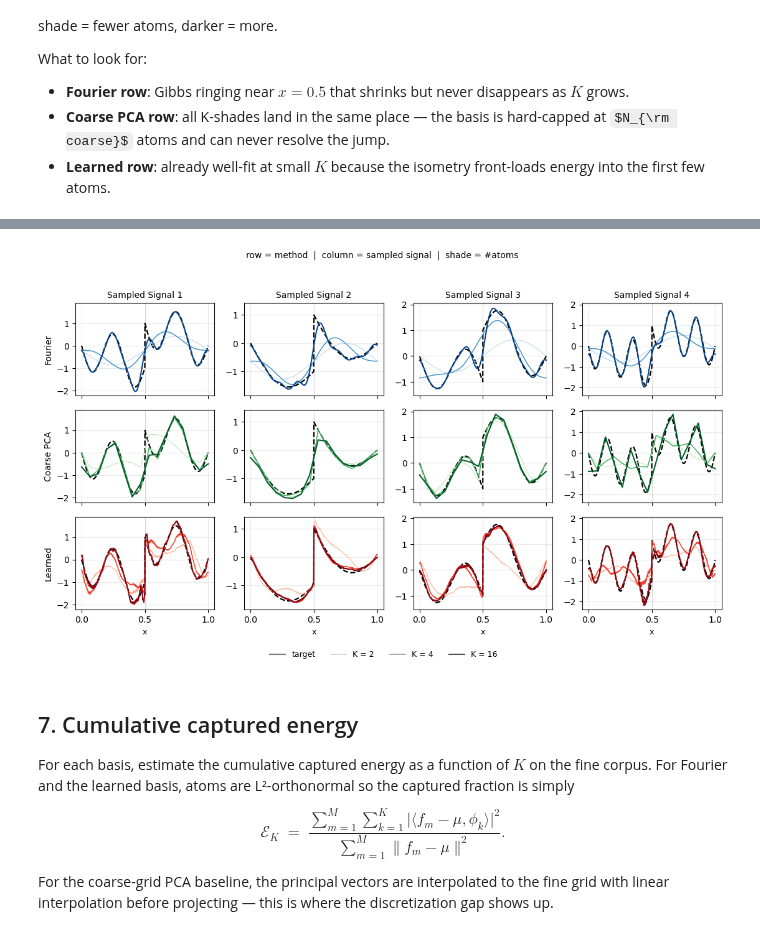
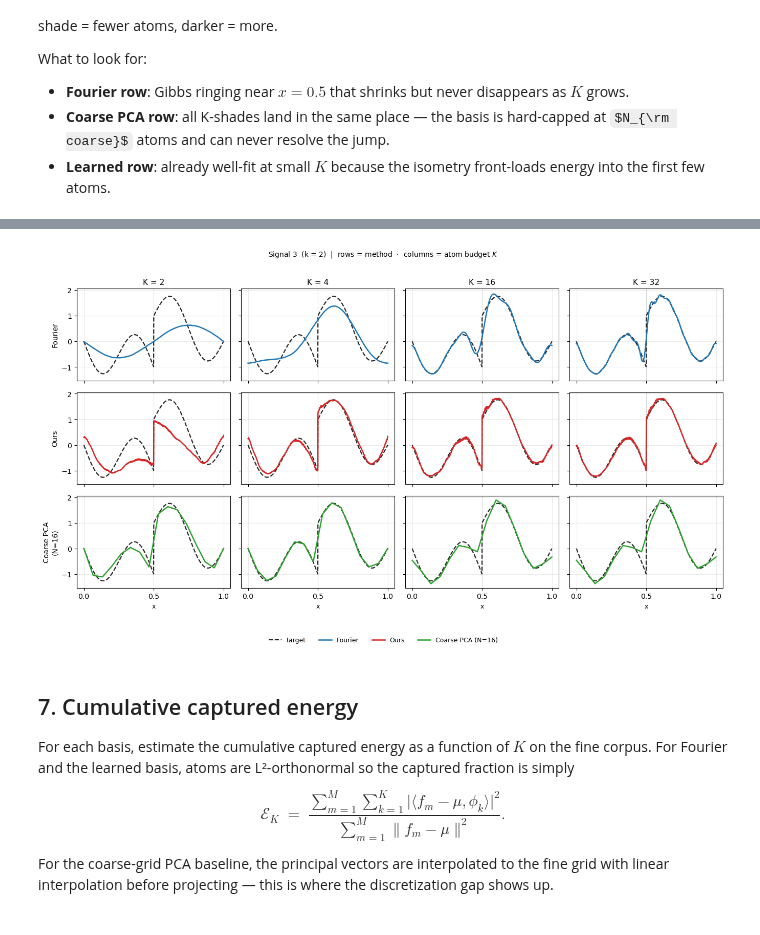
Before and after one commit to HamidrezaKmK/Learning-ONBs, a Jupyter notebook: notebooks/fpca_1d.ipynb, the cells around one changed output, grey strips where cells are left out. Saved outputs shown, nothing was run; the diff lists cells and outputs as text; code cells hidden in the pictures; some formulas as TeX source.

```diff
--- a/notebooks/fpca_1d.ipynb
+++ b/notebooks/fpca_1d.ipynb
@@ -340,15 +340,11 @@ What to look for:
 from matplotlib.lines import Line2D
 
 # ─── knobs ──────────────────────────────────────────────────────────────────
-K_LIST_RECON = [2, 4, 16] #, 64]     # atom budgets overlaid per panel (light → dark)
-N_RECON_SHOW = 4                     # columns: distinct-k signals
+K_LIST_RECON = [2, 4, 16, 32]
+N_RECON_SHOW = 4      # still build 4 signals; SIG_IDX below picks which one to show
 SEED_BASE    = 5000
+SIG_IDX      = 2      # 0-indexed — "Sampled Signal 3"
 # ────────────────────────────────────────────────────────────────────────────
-
-METHODS = ['Fourier', 'Coarse PCA', 'Learned']
-METHOD_CMAPS = {'Fourier': plt.cm.Blues, 'Coarse PCA': plt.cm.Greens, 'Learned': plt.cm.Reds}
-CMAP_LEVELS  = np.linspace(0.30, 0.92, len(K_LIST_RECON))
-LW_K         = np.linspace(0.7, 1.5, len(K_LIST_RECON))
 
 # ── Sample N_RECON_SHOW distinct-k signals ──────────────────────────────────
 chosen_seeds, chosen_ks = [], []
@@ -359,6 +355,7 @@ while len(chosen_seeds) < N_RECON_SHOW:
         chosen_seeds.append(seed); chosen_ks.append(k)
     seed += 1
 print(f'selected seeds = {chosen_seeds}  |  k values = {chosen_ks}')
+print(f'showing signal index {SIG_IDX}  (k = {chosen_ks[SIG_IDX]},  seed = {chosen_seeds[SIG_IDX]})')
 
 N_RECON   = x_fine.shape[0]
 x_recon   = x_fine.to(device)
@@ -398,9 +395,11 @@ def reconstruct(atoms, mean, target):
     f_c = target - mean
     return mean + (atoms @ f_c) / N_RECON @ atoms
 
+METHODS_ALL = ['Fourier', 'Coarse PCA', 'Learned']
+
 # ── Precompute all (method, K, signal) reconstructions ──────────────────────
 with torch.no_grad():
-    recons = {m: {} for m in METHODS}
+    recons = {m: {} for m in METHODS_ALL}
     for K in K_LIST_RECON:
         aF = atoms_F_max   [:min(K, atoms_F_max.shape[0])]
         aL = atoms_L_max   [:min(K, atoms_L_max.shape[0])]
@@ -411,43 +410,50 @@ with torch.no_grad():
             recons['Learned']   [(K, c)] = reconstruct(aL, mu_tr,  f).cpu().numpy()
             recons['Coarse PCA'][(K, c)] = reconstruct(aP, mu_pca, f).cpu().numpy()
 
-# ── Plot grid ────────────────────────────────────────────────────────────────
-n_rows, n_cols = len(METHODS), N_RECON_SHOW
-fig, axes = plt.subplots(n_rows, n_cols,
-                         figsize=(2.8 * n_cols, 2.2 * n_rows),
-                         sharex=True, sharey='col', squeeze=False)
+# ── Plot: rows = methods, columns = K values, one fixed signal ───────────────
+# Row order and display labels
+ROWS = [
+    ('Fourier',    'C0', 'Fourier'),
+    ('Learned',    'C3', 'Ours'),
+    ('Coarse PCA', 'C2', f'Coarse PCA\n(N={N_COARSE})'),
+]
 
-for r, method in enumerate(METHODS):
-    cmap = METHOD_CMAPS[method]
-    for c in range(n_cols):
+fig, axes = plt.subplots(len(ROWS), len(K_LIST_RECON),
+                         figsize=(3.4 * len(K_LIST_RECON), 2.6 * len(ROWS)),
+                         sharex=True, sharey='all', squeeze=False)
+
+target_np = targets[SIG_IDX].cpu().numpy()
+
+for r, (method, color, row_label) in enumerate(ROWS):
+    for c, K in enumerate(K_LIST_RECON):
         ax = axes[r, c]
-        ax.plot(xf_np, targets[c].cpu().numpy(), color='k', lw=1.6, alpha=1.0, linestyle='--')
-        for ki, K in enumerate(K_LIST_RECON):
-            ax.plot(xf_np, recons[method][(K, c)],
-                    color=cmap(CMAP_LEVELS[ki]), lw=LW_K[ki])
+        ax.plot(xf_np, target_np, color='k', lw=1.6, ls='--', alpha=0.85)
+        ax.plot(xf_np, recons[method][(K, SIG_IDX)], color=color, lw=1.8)
         ax.axvline(0.5, color='k', ls=':', lw=0.4, alpha=0.4)
-        ax.grid(alpha=0.25); ax.set_xticks([0, 0.5, 1])
+        ax.grid(alpha=0.25)
+        ax.set_xticks([0, 0.5, 1])
         if r == 0:
-            ax.set_title(f'Sampled Signal {c+1}', fontsize=10)
+            ax.set_title(f'K = {K}', fontsize=11)
         if c == 0:
-            ax.set_ylabel(method, fontsize=10)
-        if r == n_rows - 1:
+            ax.set_ylabel(row_label, fontsize=10)
+        if r == len(ROWS) - 1:
             ax.set_xlabel('x', fontsize=9)
 
-# Shared legend: gray shades represent K (same shading convention across all rows).
-gray_shades = ['#c8c8c8', '#909090', '#505050', '#101010']
-legend_handles = [Line2D([0], [0], color='k', lw=1.6, alpha=0.5, label='target')]
-for ki, K in enumerate(K_LIST_RECON):
-    legend_handles.append(
-        Line2D([0], [0], color=gray_shades[ki], lw=LW_K[ki], label=f'K = {K}')
-    )
-fig.legend(legend_handles, ['target'] + [f'K = {K}' for K in K_LIST_RECON],
-           loc='lower center', ncol=len(K_LIST_RECON) + 1, fontsize=9,
-           frameon=False, bbox_to_anchor=(0.5, -0.01))
+legend_handles = [
+    Line2D([0], [0], color='k', lw=1.6, ls='--', alpha=0.85, label='target'),
+    Line2D([0], [0], color='C0', lw=1.8, label='Fourier'),
+    Line2D([0], [0], color='C3', lw=1.8, label='Ours'),
+    Line2D([0], [0], color='C2', lw=1.8, label=f'Coarse PCA (N={N_COARSE})'),
+]
+fig.legend(handles=legend_handles,
+           loc='lower center', ncol=4, fontsize=9,
+           frameon=False, bbox_to_anchor=(0.5, -0.02))
 fig.suptitle(
-    f'row = method  |  column = sampled signal  |  shade = #atoms ',
-    fontsize=10, y=1.0,
+    f'Signal {SIG_IDX + 1}  (k = {chosen_ks[SIG_IDX]})  |  '
+    r'rows = method  $\cdot$  columns = atom budget $K$',
+    fontsize=10,
 )
-plt.tight_layout(rect=[0, 0.04, 1, 0.97]); plt.show()
+plt.tight_layout(rect=[0, 0.06, 1, 0.97])
+plt.show()
 # %% [output]
 selected seeds = [5000, 5001, 5003, 5010]  |  k values = [3, 1, 2, 5]
@@ -454,4 +461,4 @@ selected seeds = [5000, 5001, 5003, 5010]  |  k values = [3, 1, 2, 5]
-[figure, old version]
+[figure, new version]
 # %% [markdown]
 ## 7. Cumulative captured energy
 
```
Also changed, not shown: parts of 5 cells of this notebook, 4 other files.
